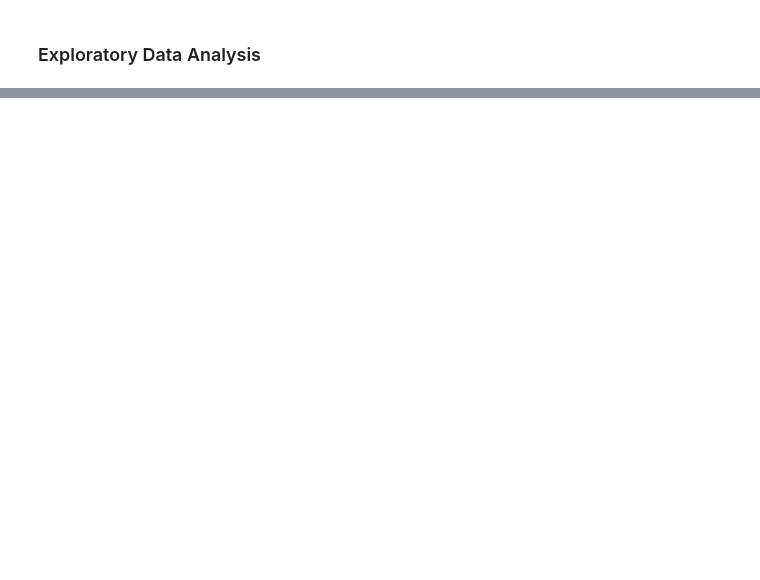
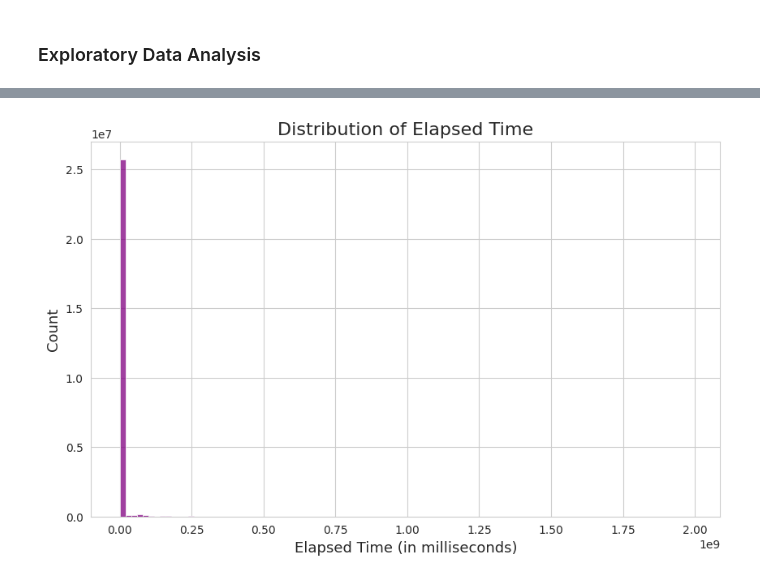
Before and after one commit to LeechXDD/9417_Pro_Project, a Jupyter notebook: COMP9417.ipynb, the cells around one changed output, grey strips where cells are left out. Drawn from its saved outputs; the diff is of its cells as text; code cells hidden in the pictures; blank space fills up the shorter version.

```diff
--- a/COMP9417.ipynb
+++ b/COMP9417.ipynb
@@ -495,0 +226,14 @@ ValueError: ignored
+# %%
+# Display statistics related to elapsed time
+elapsed_time_stats = train_data['elapsed_time'].describe()
+elapsed_time_stats
+
+# Plot the distribution of 'elapsed_time'
+plt.figure(figsize=(10, 6))
+sns.histplot(train_data['elapsed_time'], bins=100, color='purple')
+plt.title('Distribution of Elapsed Time', size=16)
+plt.xlabel('Elapsed Time (in milliseconds)', size=13)
+plt.ylabel('Count', size=13)
+plt.show()
+# %% [output]
+[figure, added]
```
Also changed, not shown: parts of 59 cells of this notebook.
